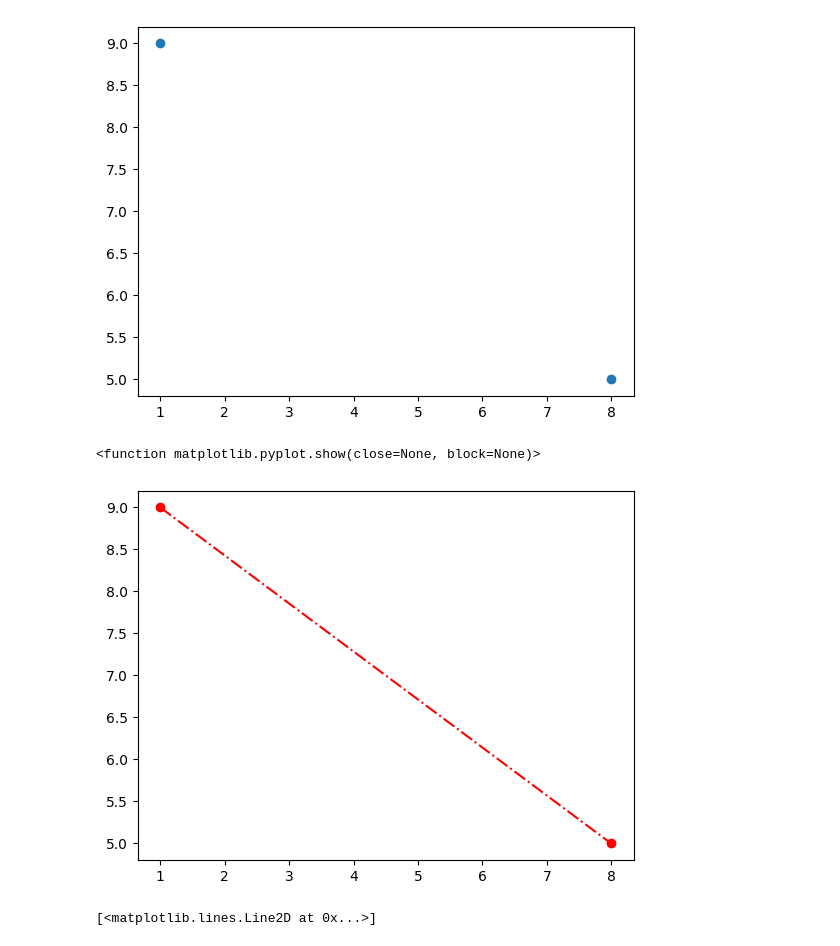
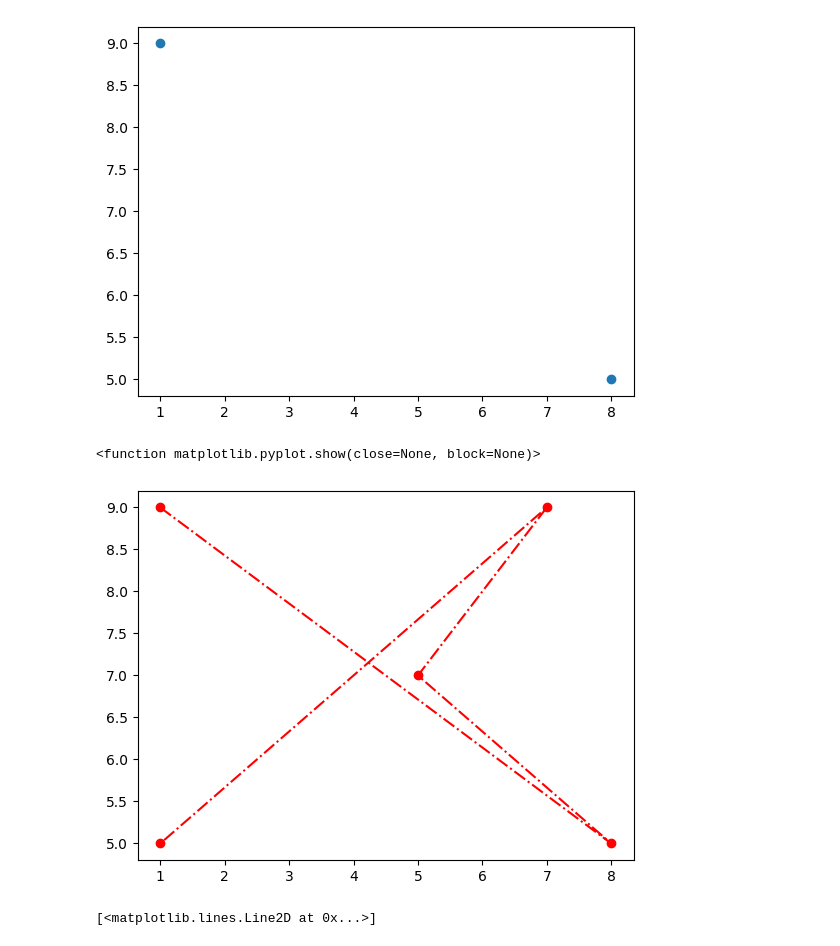
Before and after one commit to gittonyp/DSLAB, a Jupyter notebook: Unit 1/1.5/1.5.3/mat11.ipynb, the cells around one changed output. Cells and saved outputs as stored; diff of their text form; code cells hidden in the pictures.

```diff
--- a/Unit 1/1.5/1.5.3/mat11.ipynb
+++ b/Unit 1/1.5/1.5.3/mat11.ipynb
@@ -11,13 +11,13 @@ plt.show
 <function matplotlib.pyplot.show(close=None, block=None)>
 [figure]
 # %%
-x=np.array([1,8])
-y=np.array([9,5])
+x=np.array([1,8,5,7,1])
+y=np.array([9,5,7,9,5])
 plt.plot(x,y,'o-.r')
 plt.show
 # %% [output]
 <function matplotlib.pyplot.show(close=None, block=None)>
-[figure, old version]
+[figure, new version]
 # %%
 b=np.random.default_rng(100)
 # %%
```
Also changed, not shown: parts of 1 cell of this notebook.
